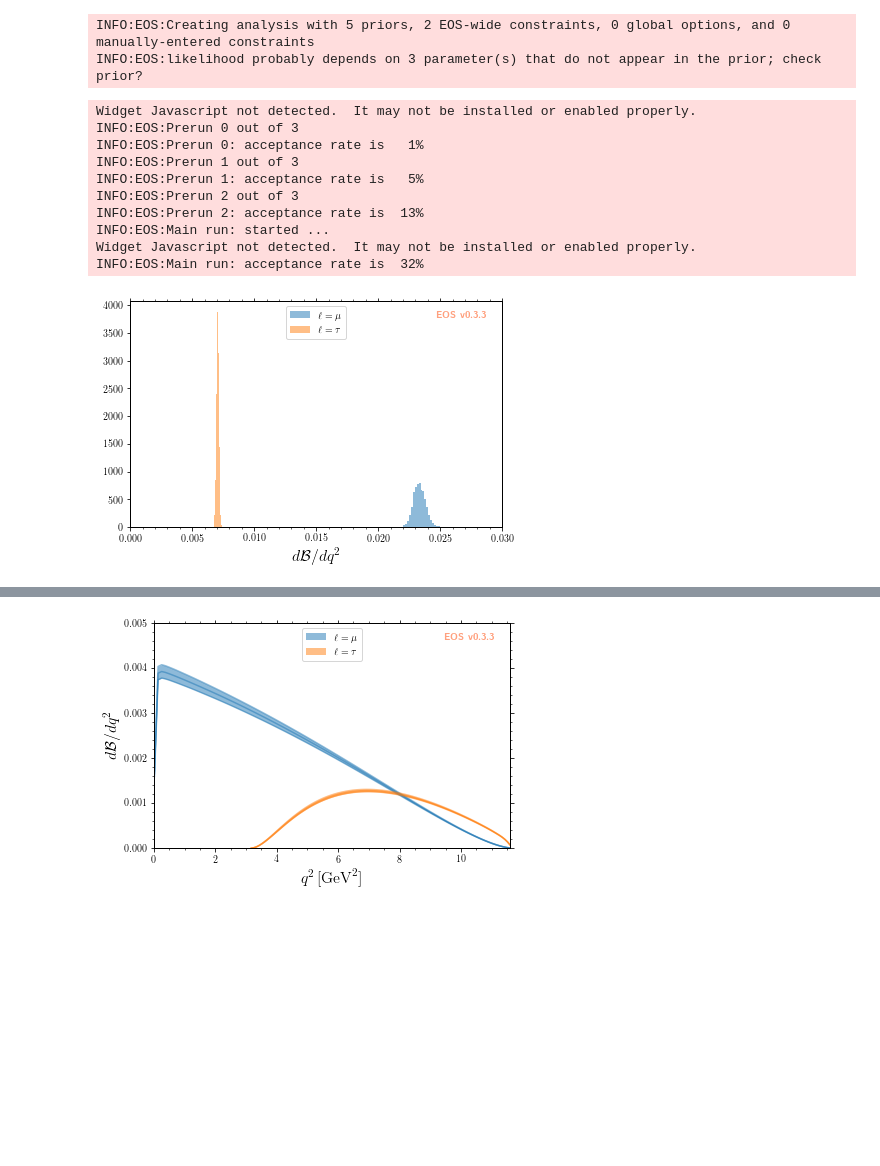
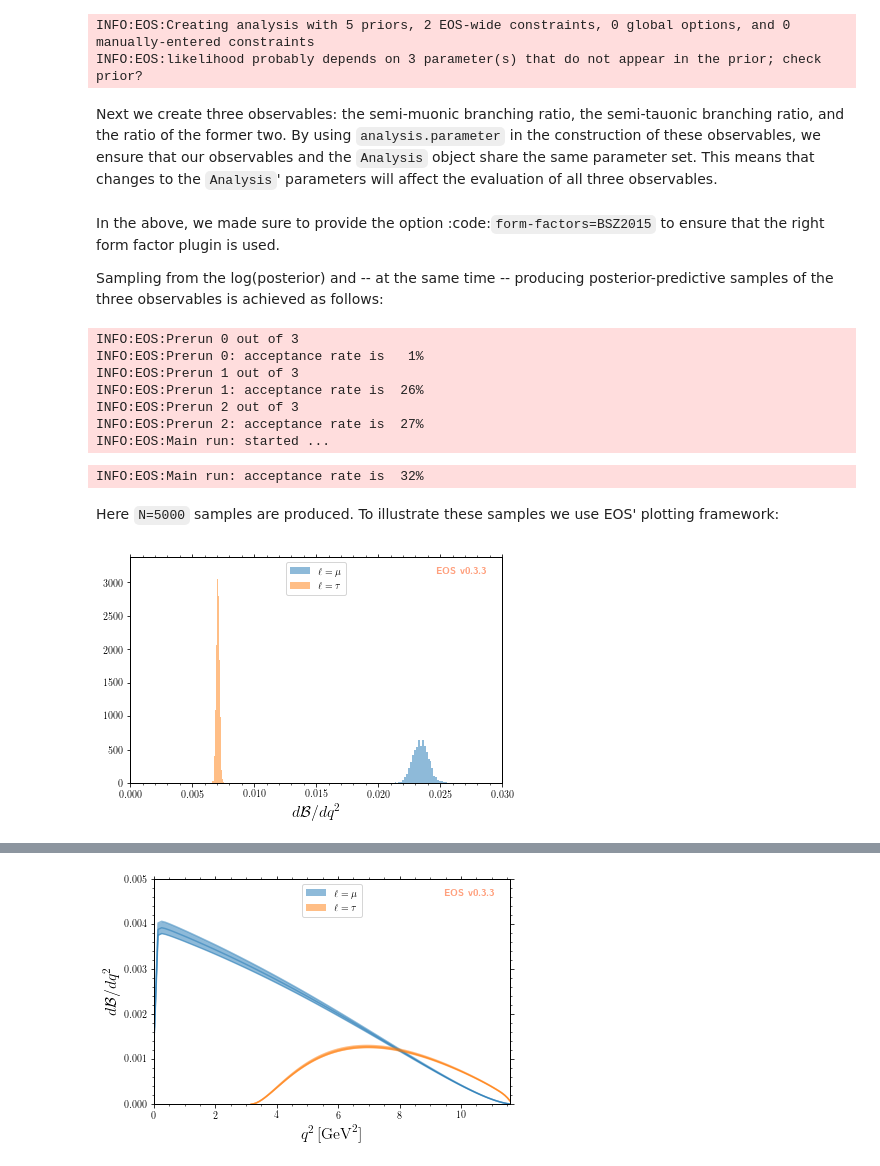
Before and after one commit to eos/eos, a Jupyter notebook: examples/predictions.ipynb, the cells around one changed output, grey strips where cells are left out. Drawn from its saved outputs; the diff is of its cells as text; code cells hidden in the pictures; blank space fills up the shorter version.

```diff
--- a/examples/predictions.ipynb
+++ b/examples/predictions.ipynb
@@ -120,3 +137,6 @@ observables=(obs_mu, obs_tau, obs_R_D)
 # %% [output]
 INFO:EOS:Creating analysis with 5 priors, 2 EOS-wide constraints, 0 global options, and 0 manually-entered constraints
 INFO:EOS:likelihood probably depends on 3 parameter(s) that do not appear in the prior; check prior?
+# %% [markdown]
+Next we create three observables: the semi-muonic branching ratio, the semi-tauonic branching ratio, and the ratio of the former two.
+By using `analysis.parameter` in the construction of these observables, we ensure that our observables and the `Analysis` object share the same parameter set. This means that changes to the `Analysis`' parameters will affect the evaluation of all three observables.
@@ -123,27 +163,31 @@ INFO:EOS:likelihood probably depends on 3 parameter(s) that do not appear in the
+# %% [markdown]
+In the above, we made sure to provide the option :code:`form-factors=BSZ2015` to ensure that the right form factor plugin is used.
+
+Sampling from the log(posterior) and -- at the same time -- producing posterior-predictive samples of the three observables is achieved as follows:
 # %%
-parameter_samples, log_weights, observable_samples = analysis.sample(N=5000, pre_N=1000, observables=observables)
+parameter_samples, _, observable_samples = analysis.sample(N=5000, pre_N=1000, observables=observables)
 # %% [output]
-Widget Javascript not detected.  It may not be installed or enabled properly.
 INFO:EOS:Prerun 0 out of 3
 INFO:EOS:Prerun 0: acceptance rate is   1%
 INFO:EOS:Prerun 1 out of 3
-INFO:EOS:Prerun 1: acceptance rate is   5%
+INFO:EOS:Prerun 1: acceptance rate is  26%
 INFO:EOS:Prerun 2 out of 3
-INFO:EOS:Prerun 2: acceptance rate is  13%
+INFO:EOS:Prerun 2: acceptance rate is  27%
 INFO:EOS:Main run: started ...
-Widget Javascript not detected.  It may not be installed or enabled properly.
-INFO:EOS:Main run: acceptance rate is  32%
+INFO:EOS:Main run: acceptance rate is  32%
+# %% [markdown]
+Here `N=5000` samples are produced. To illustrate these samples we use EOS' plotting framework:
 # %%
 plot_args = {
     'plot': {
         'x': { 'label': r'$d\mathcal{B}/dq^2$',  'range': [0.0,  3e-2] },
         'legend': { 'location': 'upper center' }
     },
     'contents': [
-        { 'label': r'$\ell=\mu$', 'type': 'histogram', 'bins': 30, 'data': { 'samples': observable_samples[:, 0], 'log_weights': log_weights }},
-        { 'label': r'$\ell=\tau$','type': 'histogram', 'bins': 30, 'data': { 'samples': observable_samples[:, 1], 'log_weights': log_weights }},
+        { 'label': r'$\ell=\mu$', 'type': 'histogram', 'bins': 30, 'data': { 'samples': observable_samples[:, 0] }},
+        { 'label': r'$\ell=\tau$','type': 'histogram', 'bins': 30, 'data': { 'samples': observable_samples[:, 1] }},
     ]
 }
 eos.plot.Plotter(plot_args).plot()
 # %% [output]
-[figure, old version]
+[figure, new version]
```
Also changed, not shown: parts of 19 cells of this notebook, 1 other file.
